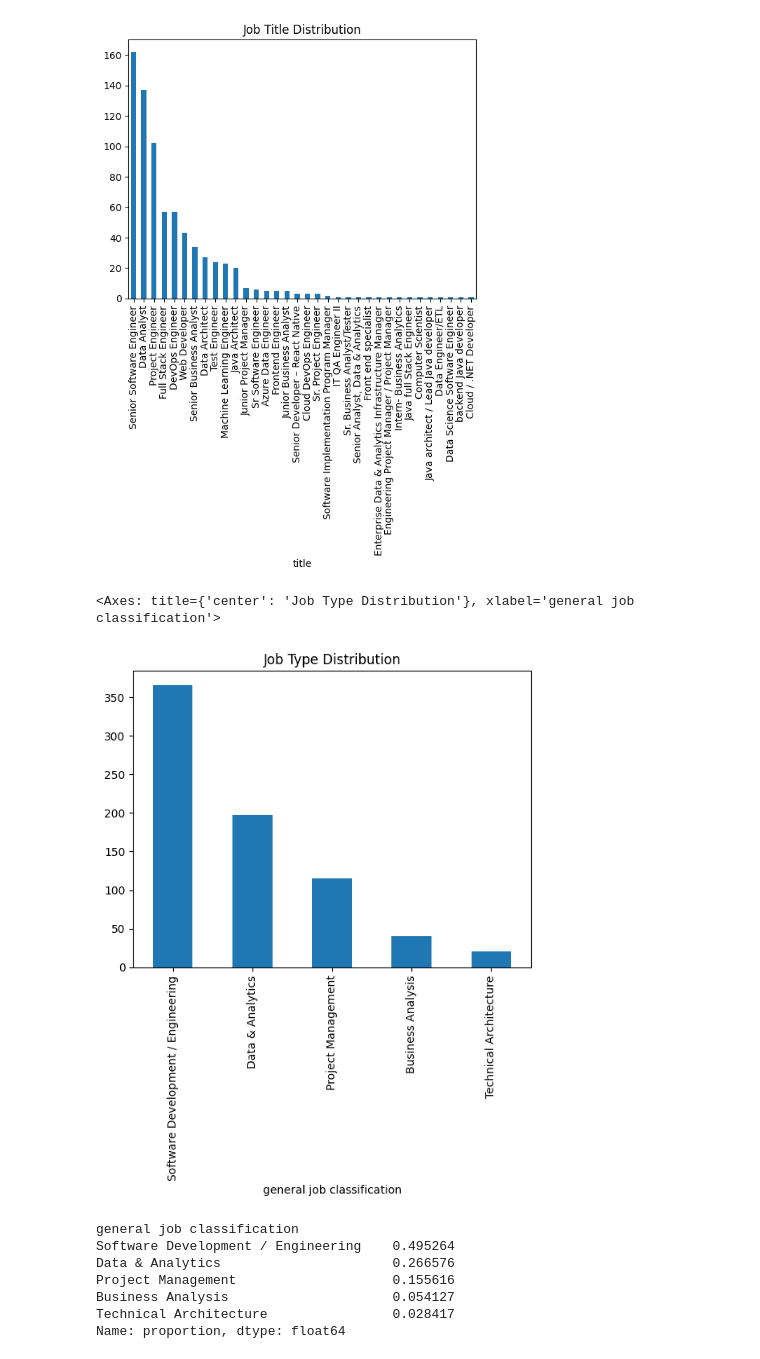
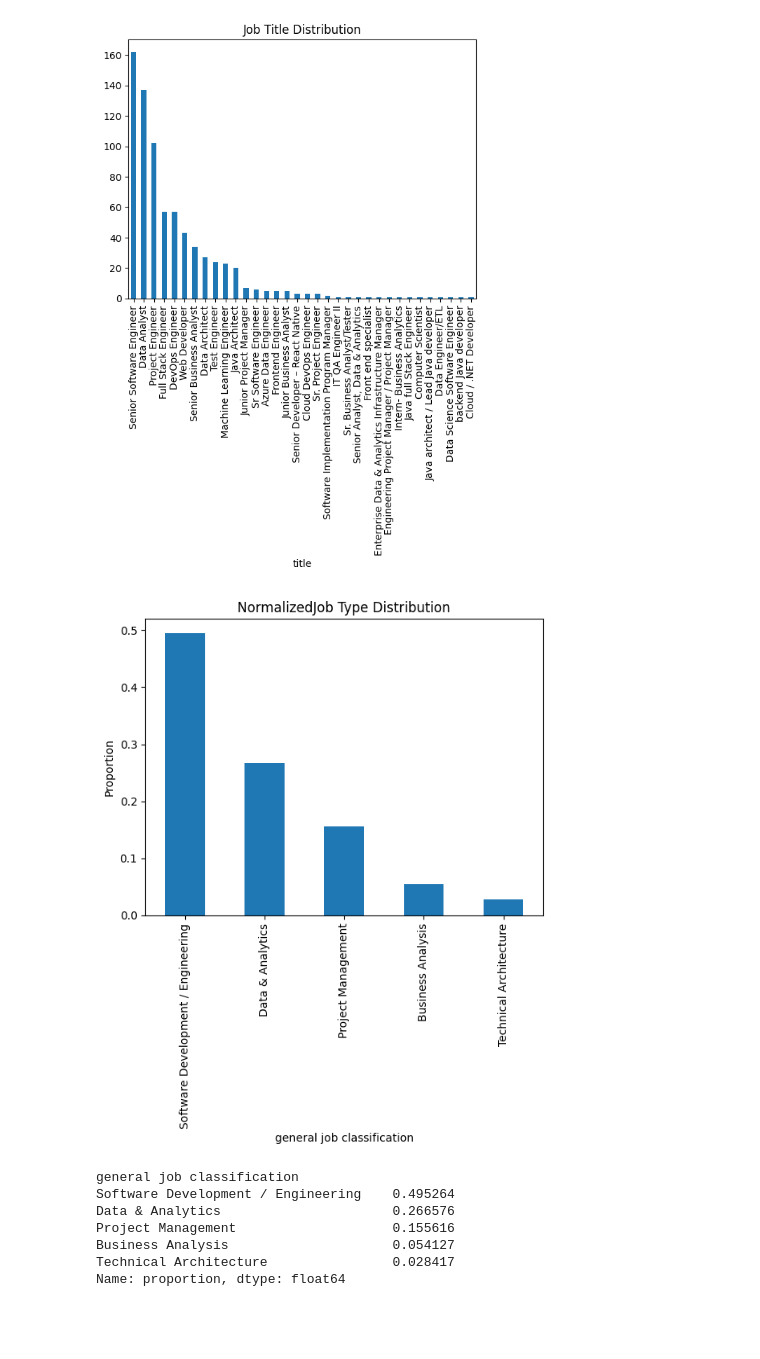
Before and after one commit to juliabarsow/NLP_Job_Postings, a Jupyter notebook: skill_extraction_clustering.ipynb, the cells around one changed output. Saved outputs shown, nothing was run; the diff lists cells and outputs as text; code cells hidden in the pictures; blank space fills up the shorter version.

```diff
--- a/skill_extraction_clustering.ipynb
+++ b/skill_extraction_clustering.ipynb
@@ -95,10 +103,11 @@ df = df[['job_id', 'title', 'description']]
 # %%
 df = utils.classify_job_titles(df)
 # %%
-df['general job classification'].value_counts().plot(kind='bar', title='Job Type Distribution')
+df['general job classification'].value_counts(normalize=True).plot(kind='bar', title='NormalizedJob Type Distribution')
+plt.ylabel('Proportion')
+plt.show()
 # %% [output]
-<Axes: title={'center': 'Job Type Distribution'}, xlabel='general job classification'>
-[figure, old version]
+[figure, new version]
 # %%
 df['general job classification'].value_counts(normalize=True)
 # %% [output]
```
Also changed, not shown: parts of 32 cells of this notebook, 1 other file.
